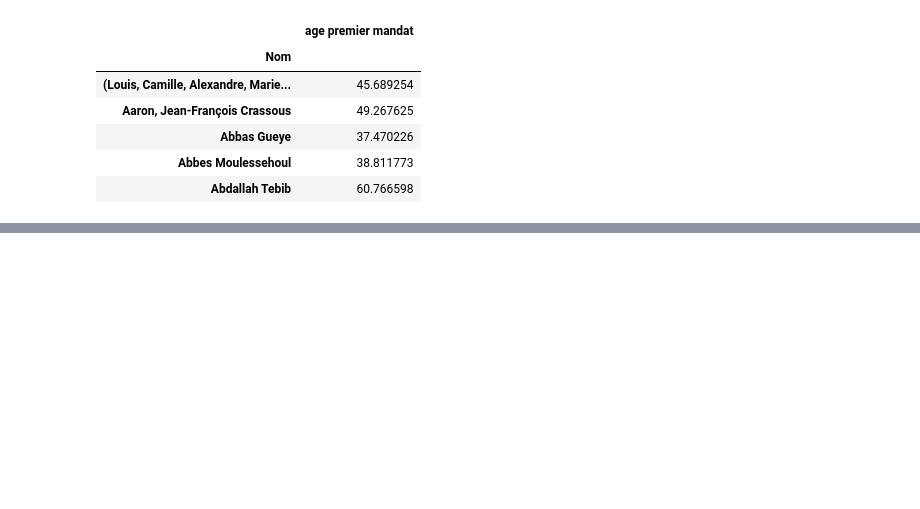
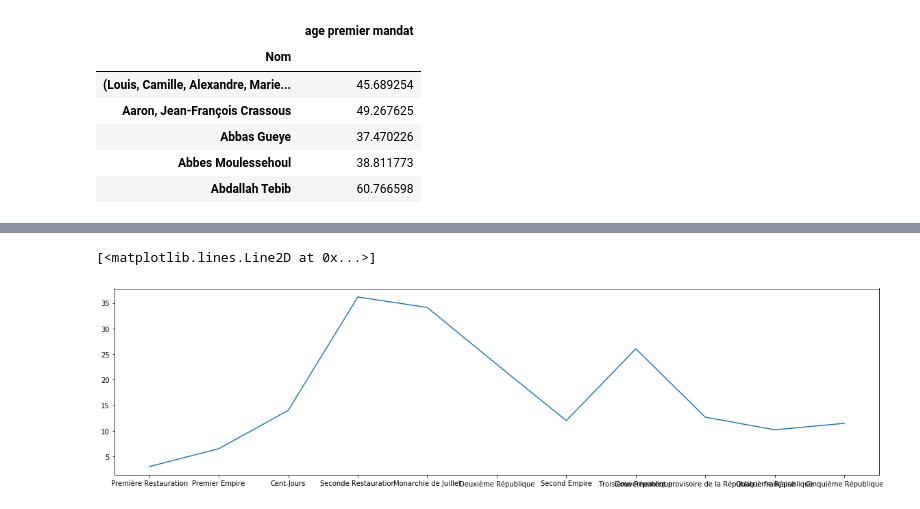
Before and after one commit to dusylvain/Projet-Python-deputes, a Jupyter notebook: statistiques_descriptives_depute.ipynb, the cells around one changed output, grey strips where cells are left out. Cells and saved outputs as stored; diff of their text form; code cells hidden in the pictures; blank space fills up the shorter version.

Commit message:
travail sur les groupes

```diff
--- a/statistiques_descriptives_depute.ipynb
+++ b/statistiques_descriptives_depute.ipynb
@@ -620,0 +620,19 @@ df_depu_b.sample(10)
+# %%
+
+def Statgroupe (base_dep, mandatgroupe=True):
+    nbregrleg=[]#nombre de groupe par législature
+    nbremandgr=[]#nombre de mandat par groupe
+    date_leg=[]
+    for legislature in base_dep['Législature'].unique() :
+        baseleg=base_dep[base_dep['Législature']==legislature]
+        nbregrleg+=[baseleg['Groupe'].unique().shape[0]]
+        if mandatgroupe:
+            date_leg+=[min(baseleg.tail(1)['Date debut mandat']).year]
+    totgroupe=base_dep['Groupe'].unique().shape[0]
+    moydureegr=sum(nbregrleg)/totgroupe#le nombre moyen de législature d'un groupe correspond à la somme du nombre de groupes sur les législatures / le nombre total de groupe
+    if mandatgroupe :
+        for groupe in base_dep['Groupe'].unique() :
+            nbremandgr+=[base_dep[base_dep['Groupe']==groupe]['Groupe'].count()]
+        return nbregrleg, nbremandgr, moydureegr, date_leg
+
+    return nbregrleg, moydureegr
@@ -620,0 +650,7 @@ df_depu_b.sample(10)
+# %%
+pluralisme=[]
+for regime in reg_possible:
+    data=[Statgroupe(dept_naiss[dept_naiss['Régime']==regime], False)]
+    nbregrleg =data[0][0]
+    dureegroupe=data[0][1]
+    pluralisme+=[sum(nbregrleg)/len(nbregrleg)]#on fait une moyenne sur les législatures du nombre de groupes différents
@@ -620,0 +669,6 @@ df_depu_b.sample(10)
+# %%
+plt.figure(figsize=(20,5))
+plt.plot(reg_possible,pluralisme)
+# %% [output]
+[<matplotlib.lines.Line2D at 0x...>]
+[figure, added]
```
Also changed, not shown: parts of 20 cells of this notebook.
